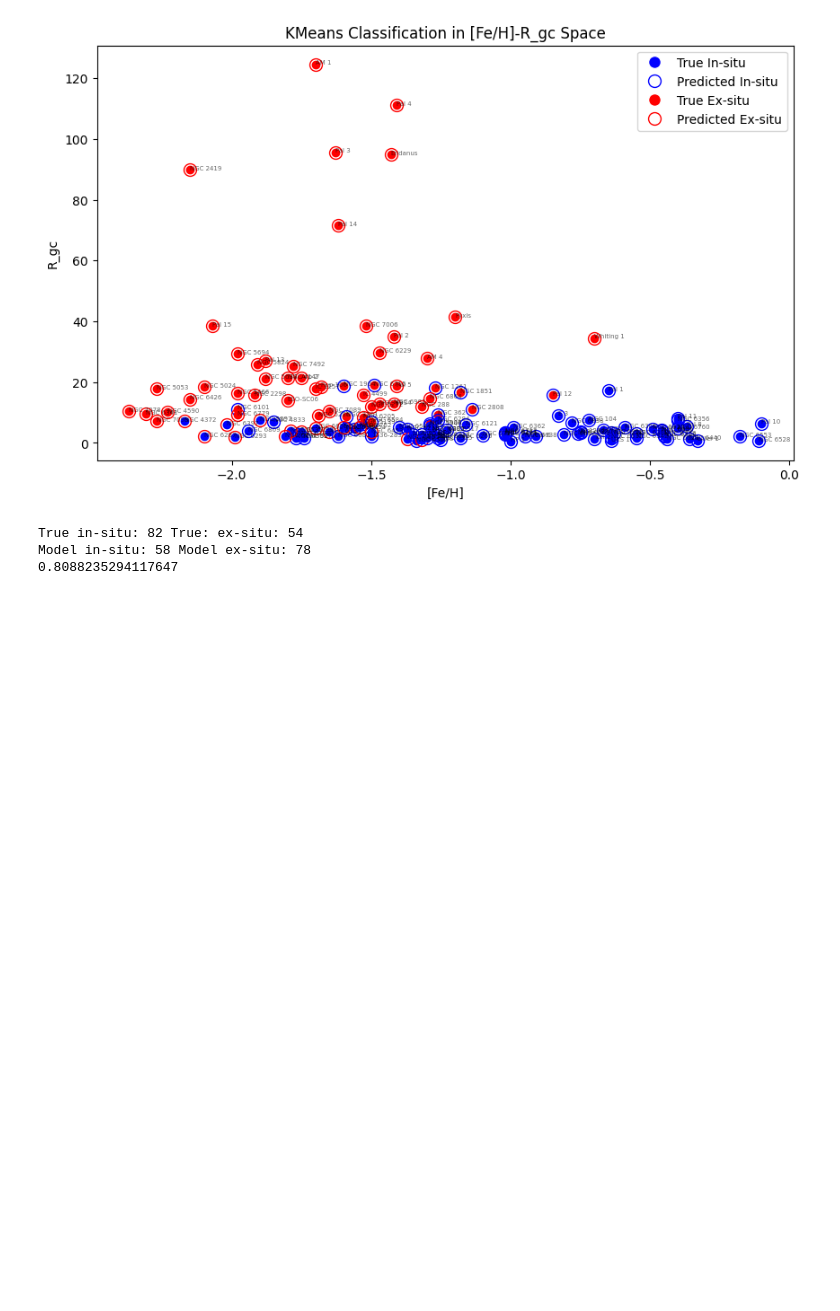
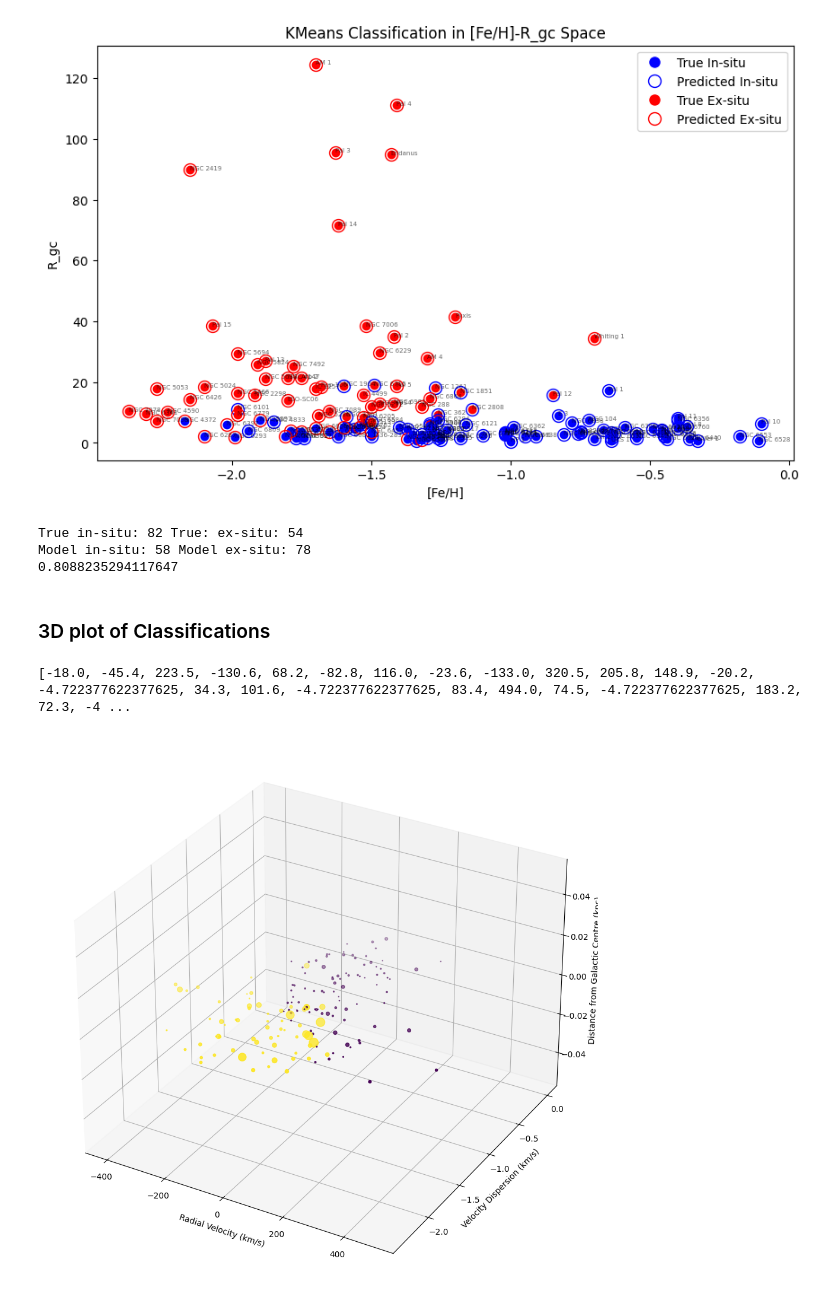
Before and after one commit to Shmu9/gc_accretion, a Jupyter notebook: clustering.ipynb, the cells around one changed output. Saved outputs shown, nothing was run; the diff lists cells and outputs as text; code cells hidden in the pictures; blank space fills up the shorter version.

```diff
--- a/clustering.ipynb
+++ b/clustering.ipynb
@@ -252,3 +252,31 @@ print(calculate_accuracy(df, insitu_cls_num=0))
 True in-situ: 82 True: ex-situ: 54
 Model in-situ: 58 Model ex-situ: 78
 0.8088235294117647
+# %% [markdown]
+### 3D plot of Classifications
+# %%
+def plot_classifications(merged_data, x, y, z, xtitle='', ytitle='', ztitle='', showCounts=False):
+    fig = plt.figure(figsize=(12, 12))
+    ax = fig.add_subplot(projection='3d')
+
+    ax.set_xlabel(xtitle if xtitle else x)
+    ax.set_ylabel(ytitle if ytitle else y)
+    ax.set_zlabel(ztitle if ztitle else z)
+
+    merged_data[x].fillna(merged_data[x].mean(), inplace=True)
+    merged_data[y].fillna(merged_data[y].mean(), inplace=True)
+    merged_data[z].fillna(merged_data[z].mean(), inplace=True)
+    plt.scatter(list(merged_data[x]), list(merged_data[y]), list(merged_data[z]), c=merged_data['classification'], cmap='viridis')
+
+    plt.show()
+
+
+merged_data = kmeans_classify(k=2, variables=['R_gc', 'v_r', '[Fe/H]'])
+plot_classifications(merged_data, 'v_r', '[Fe/H]', 'R_gc',
+                     xtitle='Radial Velocity (km/s)',
+                     ytitle='Velocity Dispersion (km/s)',
+                     ztitle='Distance from Galactic Centre (kpc)',
+                     showCounts=True)
+# %% [output]
+[-18.0, -45.4, 223.5, -130.6, 68.2, -82.8, 116.0, -23.6, -133.0, 320.5, 205.8, 148.9, -20.2, -4.722377622377625, 34.3, 101.6, -4.722377622377625, 83.4, 494.0, 74.5, -4.722377622377625, 183.2, 72.3, -4 ...
+[figure, added]
```
Also changed, not shown: parts of 3 cells of this notebook, 1 other file.
